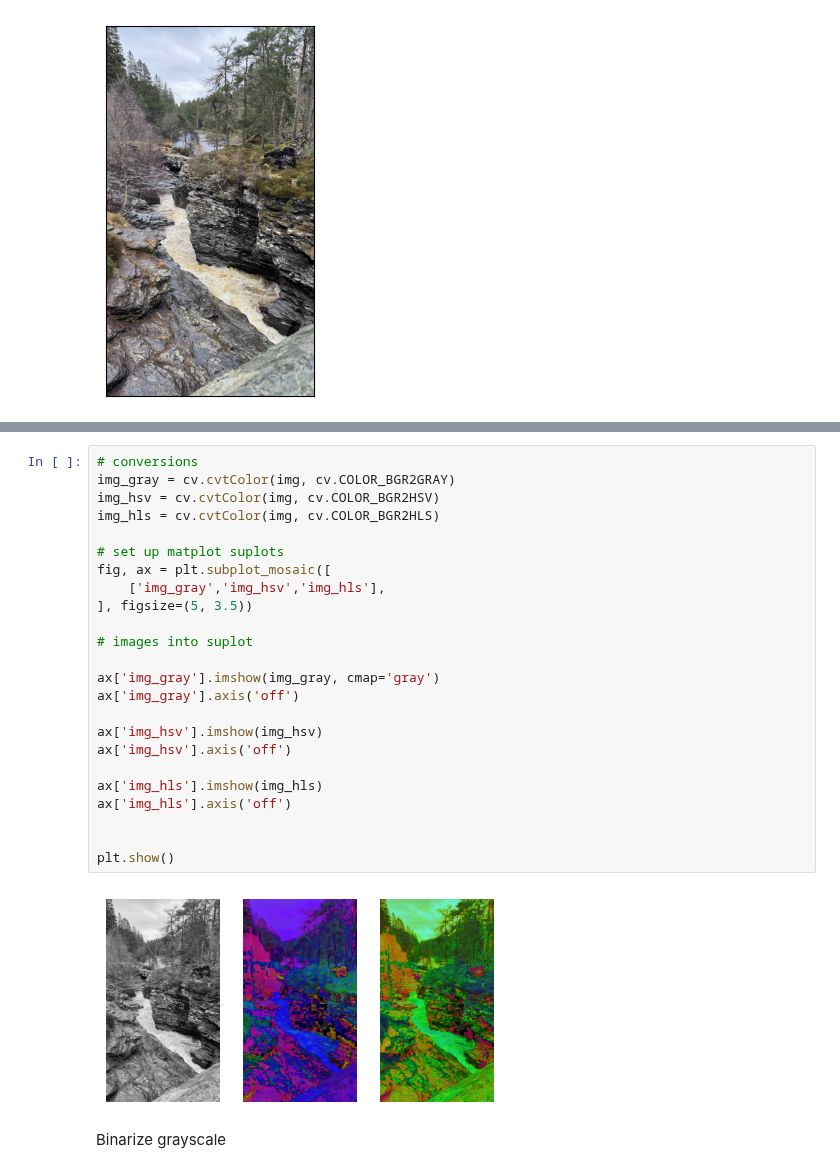
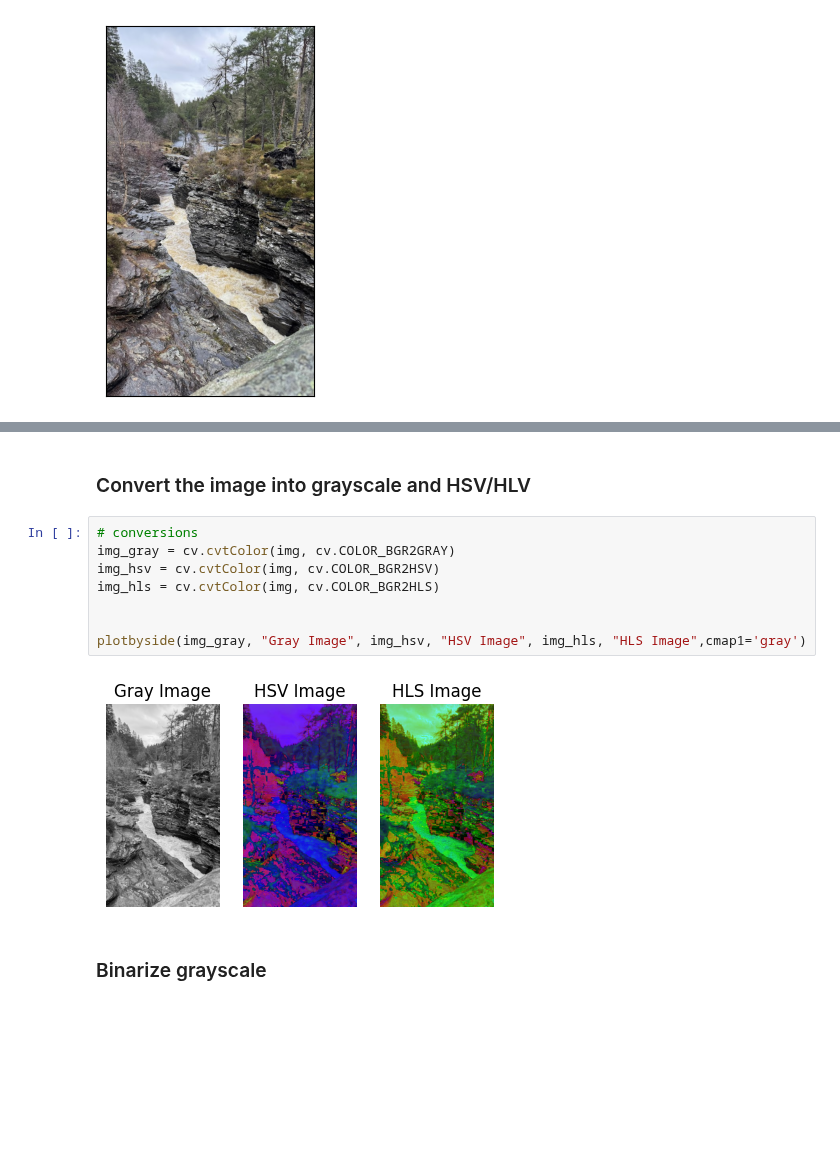
Before and after one commit to Luk446/MachineVisionPractice, a Jupyter notebook: ImageProcessing_1.ipynb, the cells around one changed output, grey strips where cells are left out. Cells and saved outputs as stored; diff of their text form; blank space fills up the shorter version.

```diff
--- a/ImageProcessing_1.ipynb
+++ b/ImageProcessing_1.ipynb
@@ -23,31 +79,17 @@ Convert the image into grayscale and HSV/HLV
+# %% [markdown]
+### Convert the image into grayscale and HSV/HLV
 # %%
 # conversions
 img_gray = cv.cvtColor(img, cv.COLOR_BGR2GRAY)
 img_hsv = cv.cvtColor(img, cv.COLOR_BGR2HSV)
 img_hls = cv.cvtColor(img, cv.COLOR_BGR2HLS)
 
-# set up matplot suplots
-fig, ax = plt.subplot_mosaic([
-    ['img_gray','img_hsv','img_hls'],
-], figsize=(5, 3.5))
 
-# images into suplot
-
-ax['img_gray'].imshow(img_gray, cmap='gray')
-ax['img_gray'].axis('off')
-
-ax['img_hsv'].imshow(img_hsv)
-ax['img_hsv'].axis('off')
-
-ax['img_hls'].imshow(img_hls)
-ax['img_hls'].axis('off')
-
-
-plt.show()
+plotbyside(img_gray, "Gray Image", img_hsv, "HSV Image", img_hls, "HLS Image",cmap1='gray')
 # %% [output]
-[figure, old version]
+[figure, new version]
 # %% [markdown]
-Binarize grayscale
+### Binarize grayscale
 # %%
 # check alive
 assert img_gray is not None, "file could not be read, check with os.path.exists()"
```
Also changed, not shown: parts of 16 cells of this notebook.
